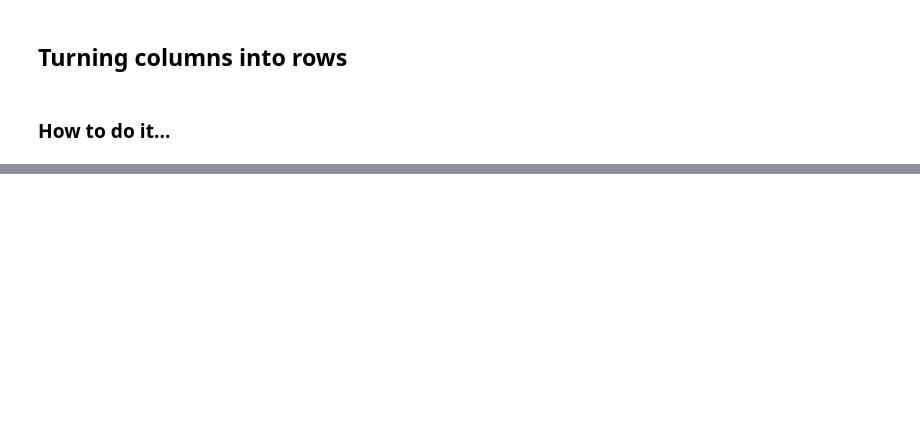
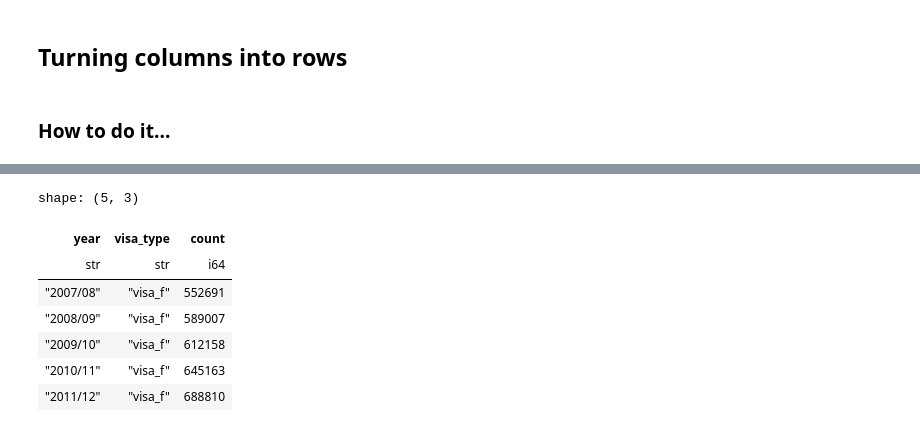
Before and after one commit to PacktPublishing/Polars-Cookbook, a Jupyter notebook: Chapter08/ch08.ipynb, the cells around one changed output, grey strips where cells are left out. Saved outputs shown, nothing was run; the diff lists cells and outputs as text; code cells hidden in the pictures; blank space fills up the shorter version.

```diff
--- a/Chapter08/ch08.ipynb
+++ b/Chapter08/ch08.ipynb
@@ -114,0 +290,20 @@ shape: (5, 3)
+# %%
+status_long_df = (
+    status_df
+    .melt(
+        id_vars='year',
+        value_vars=cs.contains('visa'),
+        variable_name='visa_type',
+        value_name='count'
+    )
+)
+status_long_df.head()
+# %% [output]
+shape: (5, 3)
+| year | visa_type | count |
+| str | str | i64 |
+| "2007/08" | "visa_f" | 552691 |
+| "2008/09" | "visa_f" | 589007 |
+| "2009/10" | "visa_f" | 612158 |
+| "2010/11" | "visa_f" | 645163 |
+| "2011/12" | "visa_f" | 688810 |
```
Also changed, not shown: parts of 35 cells of this notebook.
